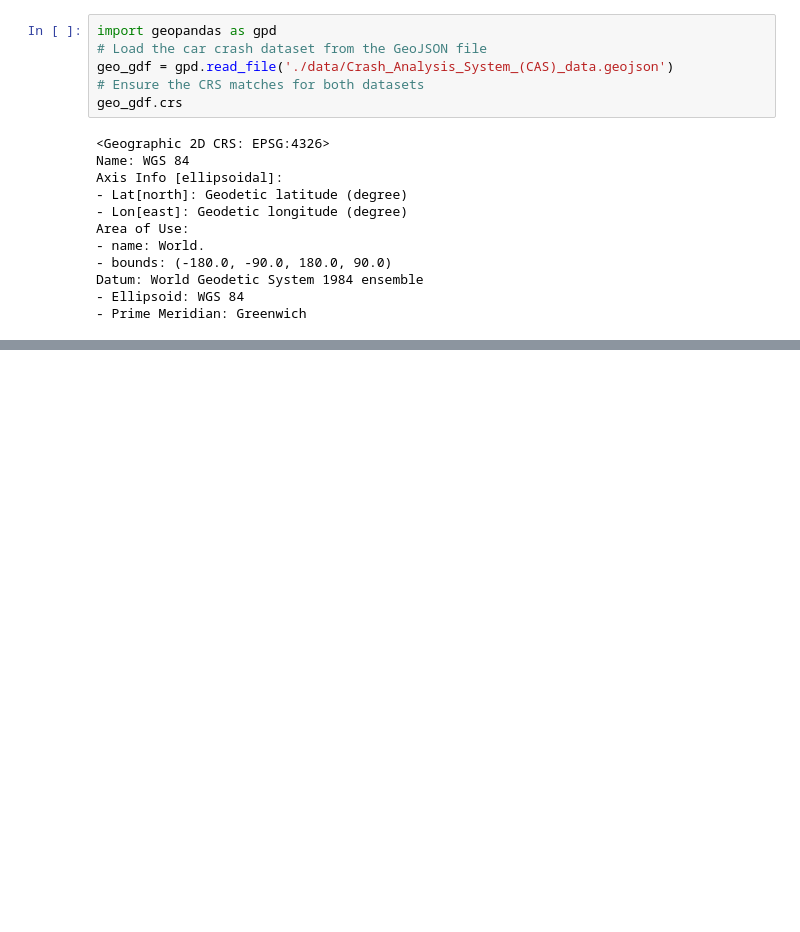
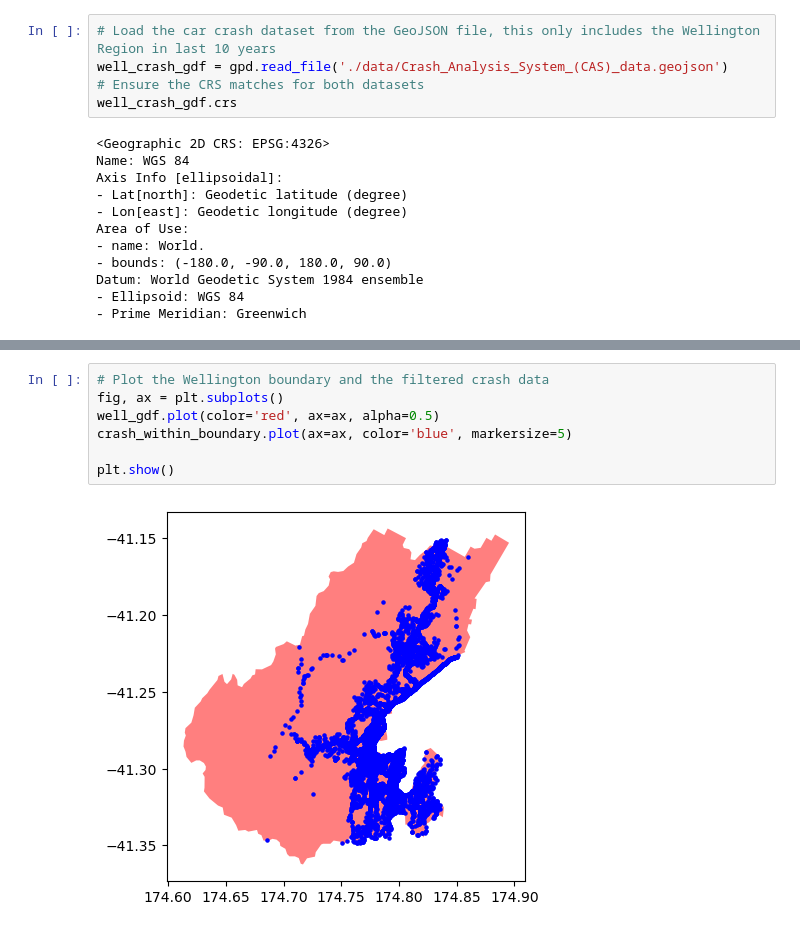
Before and after one commit to DarioDang/wellington-crash-modelling, a Jupyter notebook: ellen_explore_car_crash_data.ipynb, the cells around one changed output, grey strips where cells are left out. Drawn from its saved outputs; the diff is of its cells as text; blank space fills up the shorter version.

```diff
--- a/ellen_explore_car_crash_data.ipynb
+++ b/ellen_explore_car_crash_data.ipynb
@@ -148,11 +60,10 @@ well_df.shape
 # %% [output]
 (30464, 72)
 # %%
-import geopandas as gpd
-# Load the car crash dataset from the GeoJSON file
-geo_gdf = gpd.read_file('./data/Crash_Analysis_System_(CAS)_data.geojson')
+# Load the car crash dataset from the GeoJSON file, this only includes the Wellington Region in last 10 years
+well_crash_gdf = gpd.read_file('./data/Crash_Analysis_System_(CAS)_data.geojson')
 # Ensure the CRS matches for both datasets
-geo_gdf.crs
+well_crash_gdf.crs
 # %% [output]
 <Geographic 2D CRS: EPSG:4326>
 Name: WGS 84
@@ -211,0 +135,9 @@ well_df.shape
+# %%
+# Plot the Wellington boundary and the filtered crash data
+fig, ax = plt.subplots()
+well_gdf.plot(color='red', ax=ax, alpha=0.5)
+crash_within_boundary.plot(ax=ax, color='blue', markersize=5)
+
+plt.show()
+# %% [output]
+[figure, added]
```
Also changed, not shown: parts of 27 cells of this notebook, 10 other files.
